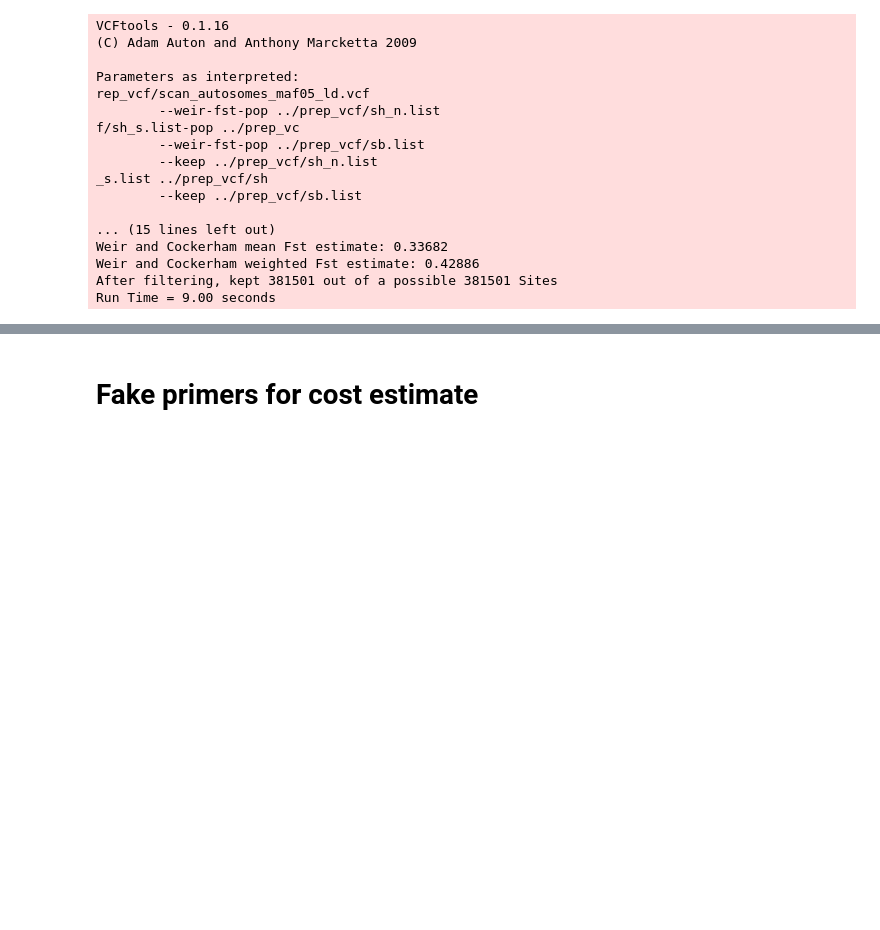
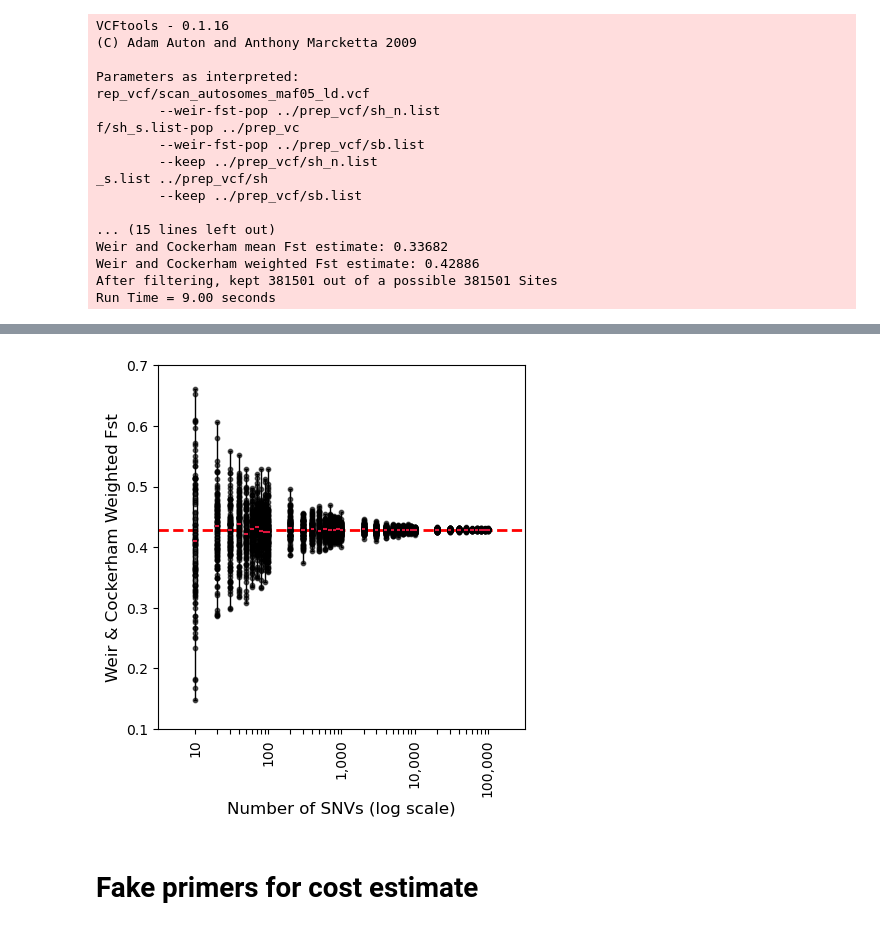
Before and after one commit to nealplatt/schisto_aim_panel, a Jupyter notebook: code/aim_panel_development.ipynb, the cells around one changed output, grey strips where cells are left out. Saved outputs shown, nothing was run; the diff lists cells and outputs as text; code cells hidden in the pictures; blank space fills up the shorter version.

```diff
--- a/code/aim_panel_development.ipynb
+++ b/code/aim_panel_development.ipynb
@@ -1777,3 +1505,74 @@ s_bov_pi = allel.mean_pairwise_difference(ac_bov) / (n_bov_chroms * (n_bov_chrom
+# %%
+import matplotlib.pyplot as plt
+import numpy as np
+import pandas as pd
+
+# Unique n_snvs values and their log positions
+snv_values = sorted(fst_df["n_snvs"].unique())
+log_positions = np.log10(snv_values)
+
+# Prepare box data
+box_data = [fst_df.loc[fst_df["n_snvs"] == snv, "fst"].values for snv in snv_values]
+
+# Convert mm to inches
+mm_to_inch = 1 / 25.4
+fig, ax = plt.subplots(figsize=(120 * mm_to_inch, 120 * mm_to_inch))
+
+# Plot boxplots at log positions
+ax.boxplot(
+    box_data,
+    positions=log_positions,
+    patch_artist=True,
+    widths=0.05,  # Constant width in log space
+    boxprops=dict(facecolor='none', color='black', zorder=3),
+    flierprops=dict(marker='o', markerfacecolor='grey', markeredgecolor='black', markersize=4, linestyle='none'),
+    medianprops=dict(color='crimson', linewidth=1.5, zorder=4),
+    whiskerprops=dict(color='black'),
+    capprops=dict(color='black'),
+    showfliers=False,
+    whis=[0, 100]
+)
+
+# Add individual data points at log positions
+for i, snv in enumerate(snv_values):
+    y_vals = box_data[i]
+    x_vals = np.full_like(y_vals, log_positions[i])
+    ax.scatter(x_vals, y_vals, color='black', alpha=0.6, s=10, zorder=2)
+
+# Horizontal line
+ax.axhline(y=0.42886, color='red', linestyle='--', linewidth=2, zorder=1)
+
+# All SNV values (tick positions)
+snv_values = sorted(fst_df["n_snvs"].unique())
+log_positions = np.log10(snv_values)
+
+# Ticks to label
+label_snvs = [10, 100, 1_000, 10_000, 100_000]
+label_positions = np.log10(label_snvs)
+
+# Plot the boxplot as before (this part stays unchanged)
+# ...
+
+# Set all ticks, but only label a subset
+ax.set_xticks(log_positions)
+ax.set_xticklabels(
+    [f"{v:,}" if v in label_snvs else "" for v in snv_values],
+    rotation=90
+)
+ax.set_xlabel("Number of SNVs (log scale)", fontsize=12)
+# Y-axis
+ax.set_ylabel("Weir & Cockerham Weighted Fst", fontsize=12)
+ax.set_ylim(0.1, 0.7)
+
+# Save
+plt.savefig("fig4-global_fst.log_x.png", dpi=600, bbox_inches="tight", facecolor="white")
+plt.savefig("fig4-global_fst.log_x.svg", bbox_inches="tight", facecolor="white")
+plt.savefig("fig4-global_fst.log_x.tiff", dpi=600, bbox_inches="tight", facecolor="white")
+fst_df.to_csv("fig4-global_fst.log_x.sourcedata.csv", index=False)
+
+plt.show()
+# %% [output]
+[figure, added]
 # %% [markdown]
 # Fake primers for cost estimate
 # %%
```
Also changed, not shown: parts of 26 cells of this notebook.
